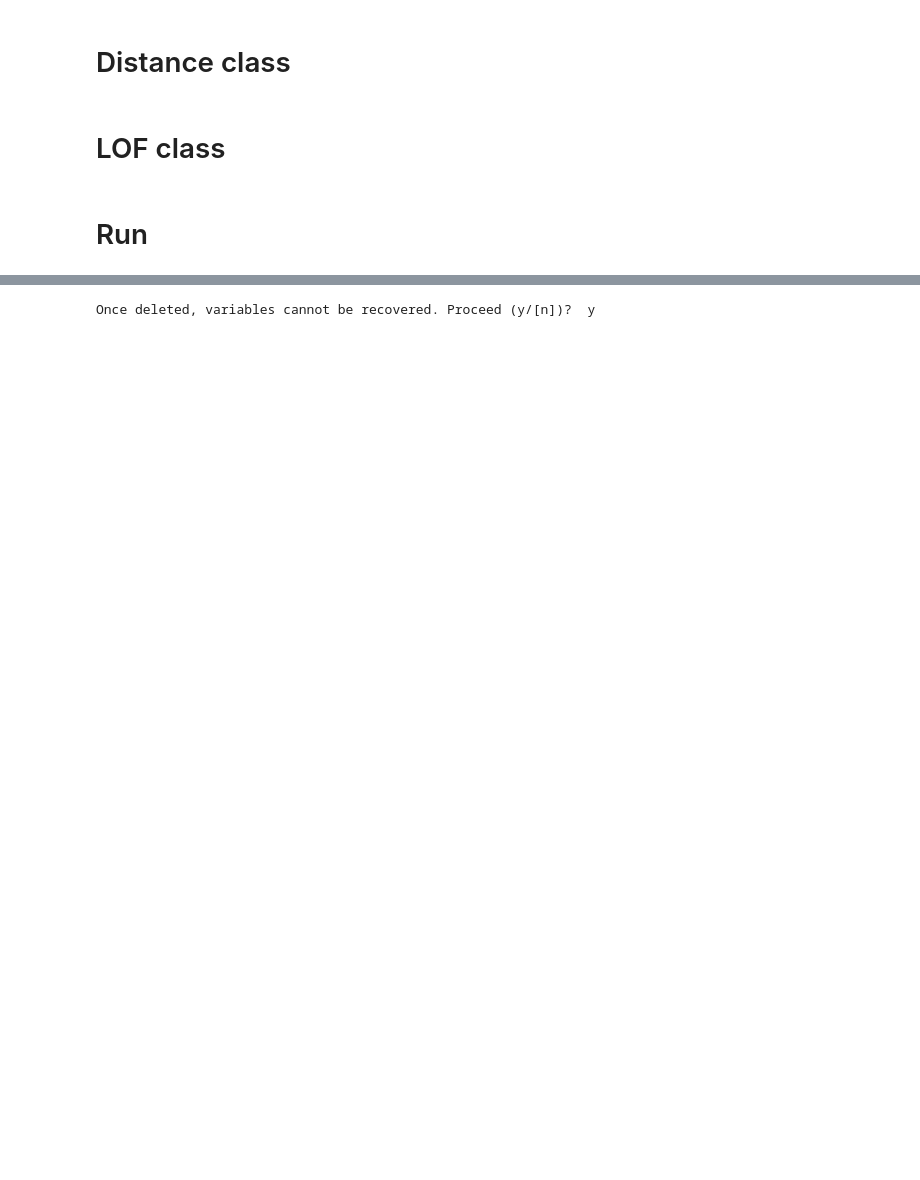
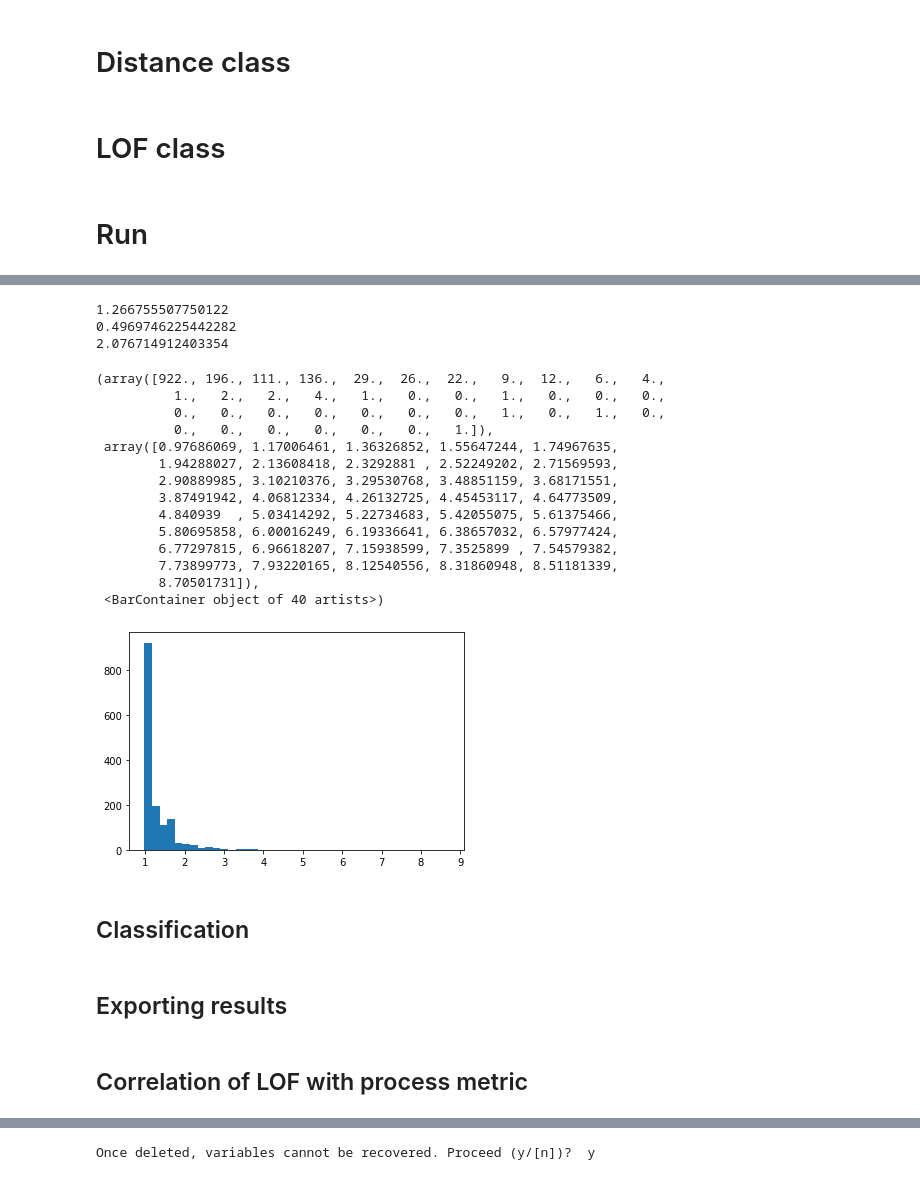
Before and after one commit to maalevo/MT_Experiments, a Jupyter notebook: LOF_v1.ipynb, the cells around one changed output, grey strips where cells are left out. Saved outputs shown, nothing was run; the diff lists cells and outputs as text; code cells hidden in the pictures; blank space fills up the shorter version.

```diff
--- a/LOF_v1.ipynb
+++ b/LOF_v1.ipynb
@@ -48,8 +53,27 @@ class Distance:
         self.variant_to_Vindex = {}
         self.index_to_variant = []
 
-        self.log = xes_importer.apply(path) # adjust for local file location
+        self.log = xes_importer.apply(path)
 
+        try:
+            # generate custom activity classifier
+            self.log, activity_key = insert_classifier.insert_activity_classifier_attribute(self.log, "Activity classifier")
+            for trace in self.log:
+                for event in trace:
+                    custom_classifier = ""
+                    for activity_classifier in self.log.classifiers["Activity classifier"]:
+                        custom_classifier = custom_classifier + event[activity_classifier] + "+"
+                    custom_classifier = custom_classifier[:-1]
+                    event["customClassifier"] = custom_classifier
+        except:
+            for trace in self.log:
+                for event in trace:
+                    event["customClassifier"] = event["concept:name"]
+
+
+
+        seed(1633048)
+        #self.log = sample(self.log, int(len(self.log)/10))
         self.clear_caches()
 
         self.gen_trace_to_Tindex()
@@ -63,8 +87,9 @@ class Distance:
     ## generate mapping from activity to char
     def gen_mapping(self):
         ## generate mapping from activities to chars ##
-        # TODO read Activity classifier for correct naming of activities
-        activities = list(attributes_filter.get_attribute_values(self.log, "concept:name").keys())
+        # TODO read Activity Classifier for correct naming of activities
+        #activities = list(attributes_filter.get_attribute_values(self.log, "concept:name").keys())
+        activities = list(attributes_filter.get_attribute_values(self.log, "customClassifier").keys())
         #activities2 = list(attributes_filter.get_attribute_values(self.log, "lifecycle:transition").keys())
         #activities = [i + "-" + j for i, j in zip(activities2, activities2)]
         for i, a in enumerate(activities):
@@ -78,7 +103,7 @@ class Distance:
 
     ## generate strings for all variants
     def gen_variant_strings(self):
-        self.variants = variants_filter.get_variants(self.log) # all variants as dictionary
+        self.variants = variants_filter.get_variants(self.log, parameters={variants_filter.Parameters.ACTIVITY_KEY: "customClassifier"}) # all variants as dictionary
         variant_strings = list(self.variants.keys()) # variants as strings
         self.variant_to_index = {} # dictionary to translate variant to index in list for later lookup of traces
 
@@ -125,7 +150,8 @@ class Distance:
         # convert trace to string tion of variant (concept:name separated by commas)
         trace_string = ""
         for e in trace:
-            trace_string = trace_string + e["concept:name"] + ","
+            #trace_string = trace_string + e["concept:name"] + ","
+            trace_string = trace_string + e["customClassifier"] + ","
         trace_string = trace_string[:-1] # remove last comma
 
         return self.variant_to_index[trace_string]
@@ -136,7 +162,7 @@ class Distance:
         traces = self.variants[variant_string] # retrieve traces from variant dictionary
         filtered_variants = {variant_string: traces} # generate new variants dictionary with only one variant
 
-        filtered_log = variants_filter.apply(self.log, filtered_variants)
+        filtered_log = variants_filter.apply(self.log, filtered_variants, parameters={variants_filter.Parameters.ACTIVITY_KEY: "customClassifier"})
         traces = []
         for t in filtered_log:
             traces.append(t)
@@ -167,6 +193,7 @@ class Distance:
                     N_k_traces.remove(A)
                 i = i + 1
 
+
             self.Nk_res_dict[A_variant_index] = N_k_traces
             return N_k_traces
 # %% [markdown]
@@ -264,0 +287,9 @@ Number of variants: 183
+# %%
+start = datetime.now()
+print(start)
+
+path = "Datasets/BPIC20.xes"
+lof = LOF(path)
+
+end = datetime.now()
+print(end-start)
@@ -305,0 +339,28 @@ for t in range(100):
+# %%
+print(np.mean(res))
+print(np.std(res))
+print(np.percentile(res, 95))
+# %% [output]
+1.266755507750122
+0.4969746225442282
+2.076714912403354
+# %%
+plt.hist(res, 40)
+# %% [output]
+(array([922., 196., 111., 136.,  29.,  26.,  22.,   9.,  12.,   6.,   4.,
+          1.,   2.,   2.,   4.,   1.,   0.,   0.,   1.,   0.,   0.,   0.,
+          0.,   0.,   0.,   0.,   0.,   0.,   0.,   1.,   0.,   1.,   0.,
+          0.,   0.,   0.,   0.,   0.,   0.,   1.]),
+ array([0.97686069, 1.17006461, 1.36326852, 1.55647244, 1.74967635,
+        1.94288027, 2.13608418, 2.3292881 , 2.52249202, 2.71569593,
+        2.90889985, 3.10210376, 3.29530768, 3.48851159, 3.68171551,
+        3.87491942, 4.06812334, 4.26132725, 4.45453117, 4.64773509,
+        4.840939  , 5.03414292, 5.22734683, 5.42055075, 5.61375466,
+        5.80695858, 6.00016249, 6.19336641, 6.38657032, 6.57977424,
+        6.77297815, 6.96618207, 7.15938599, 7.3525899 , 7.54579382,
+        7.73899773, 7.93220165, 8.12540556, 8.31860948, 8.51181339,
+        8.70501731]),
+ <BarContainer object of 40 artists>)
+[figure, added]
+# %% [markdown]
+## Classification
@@ -305,0 +373,2 @@ for t in range(100):
+# %% [markdown]
+## Exporting results
@@ -305,0 +377,2 @@ for t in range(100):
+# %% [markdown]
+## Correlation of LOF with process metric
```
Also changed, not shown: parts of 16 cells of this notebook, 2 other files.
